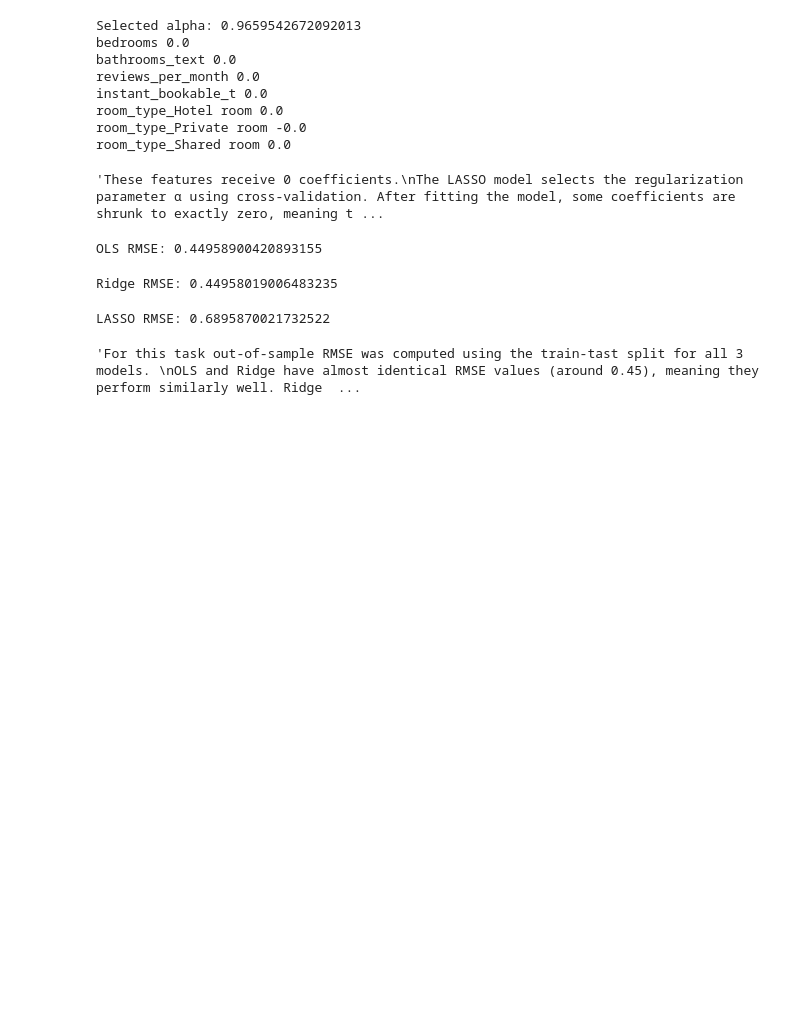
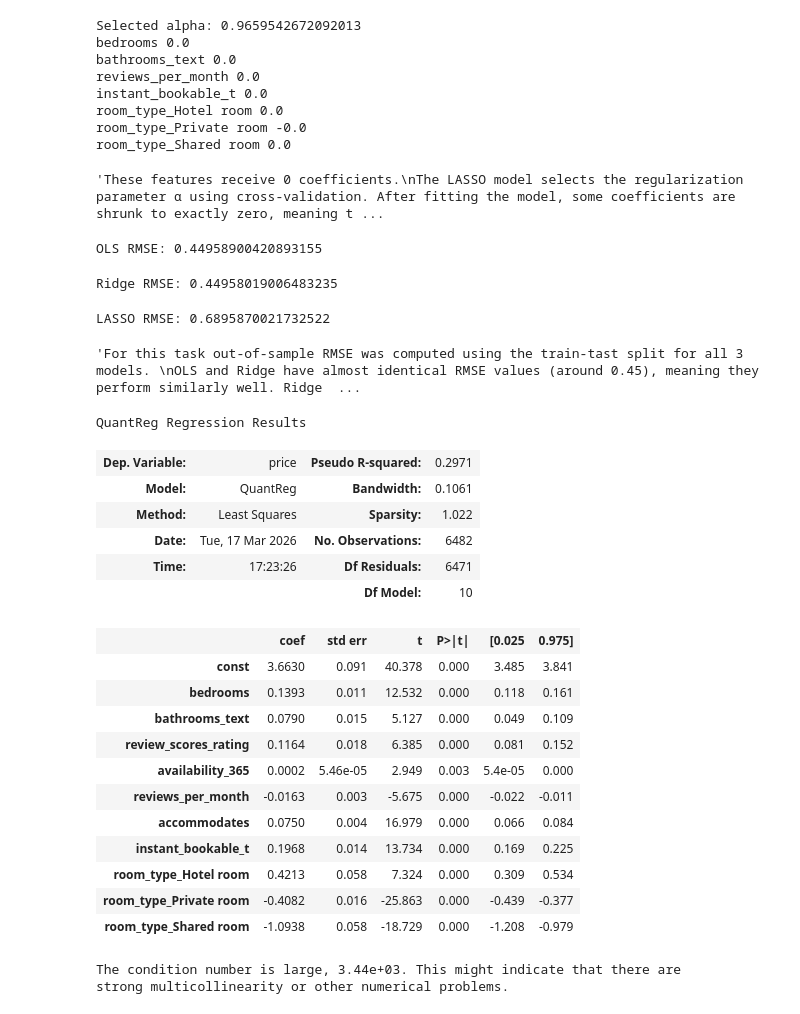
Before and after one commit to Nill2nn/Statistical-Programming, a Jupyter notebook: section2variance2.ipynb, the cells around one changed output. Saved outputs shown, nothing was run; the diff lists cells and outputs as text; code cells hidden in the pictures; blank space fills up the shorter version.

Commit message:
task8

```diff
--- a/section2variance2.ipynb
+++ b/section2variance2.ipynb
@@ -222,4 +239,31 @@ Overall, Ridge performs best, but OLS is nearly as good, while LASSO performs wo
 # %% [output]
 'For this task out-of-sample RMSE was computed using the train-tast split for all 3 models. \nOLS and Ridge have almost identical RMSE values (around 0.45), meaning they perform similarly well. Ridge  ...
 # %%
-#Task7
+#Task8
+#we reestimate model from task2 using LAD
+from statsmodels.regression.quantile_regression import QuantReg
+qr = sm.QuantReg(Y, Xc)
+med = qr.fit(q = 0.5)
+med.summary()
+# %% [output]
+QuantReg Regression Results
+| Dep. Variable: | price | Pseudo R-squared: | 0.2971 |
+| Model: | QuantReg | Bandwidth: | 0.1061 |
+| Method: | Least Squares | Sparsity: | 1.022 |
+| Date: | Tue, 17 Mar 2026 | No. Observations: | 6482 |
+| Time: | 17:23:26 | Df Residuals: | 6471 |
+|  |  | Df Model: | 10 |
+|  | coef | std err | t | P>|t| | [0.025 | 0.975] |
+| const | 3.6630 | 0.091 | 40.378 | 0.000 | 3.485 | 3.841 |
+| bedrooms | 0.1393 | 0.011 | 12.532 | 0.000 | 0.118 | 0.161 |
+| bathrooms_text | 0.0790 | 0.015 | 5.127 | 0.000 | 0.049 | 0.109 |
+| review_scores_rating | 0.1164 | 0.018 | 6.385 | 0.000 | 0.081 | 0.152 |
+| availability_365 | 0.0002 | 5.46e-05 | 2.949 | 0.003 | 5.4e-05 | 0.000 |
+| reviews_per_month | -0.0163 | 0.003 | -5.675 | 0.000 | -0.022 | -0.011 |
+| accommodates | 0.0750 | 0.004 | 16.979 | 0.000 | 0.066 | 0.084 |
+| instant_bookable_t | 0.1968 | 0.014 | 13.734 | 0.000 | 0.169 | 0.225 |
+| room_type_Hotel room | 0.4213 | 0.058 | 7.324 | 0.000 | 0.309 | 0.534 |
+| room_type_Private room | -0.4082 | 0.016 | -25.863 | 0.000 | -0.439 | -0.377 |
+| room_type_Shared room | -1.0938 | 0.058 | -18.729 | 0.000 | -1.208 | -0.979 |
+The condition number is large, 3.44e+03. This might indicate that there are
+strong multicollinearity or other numerical problems.
```
Also changed, not shown: parts of 6 cells of this notebook.
